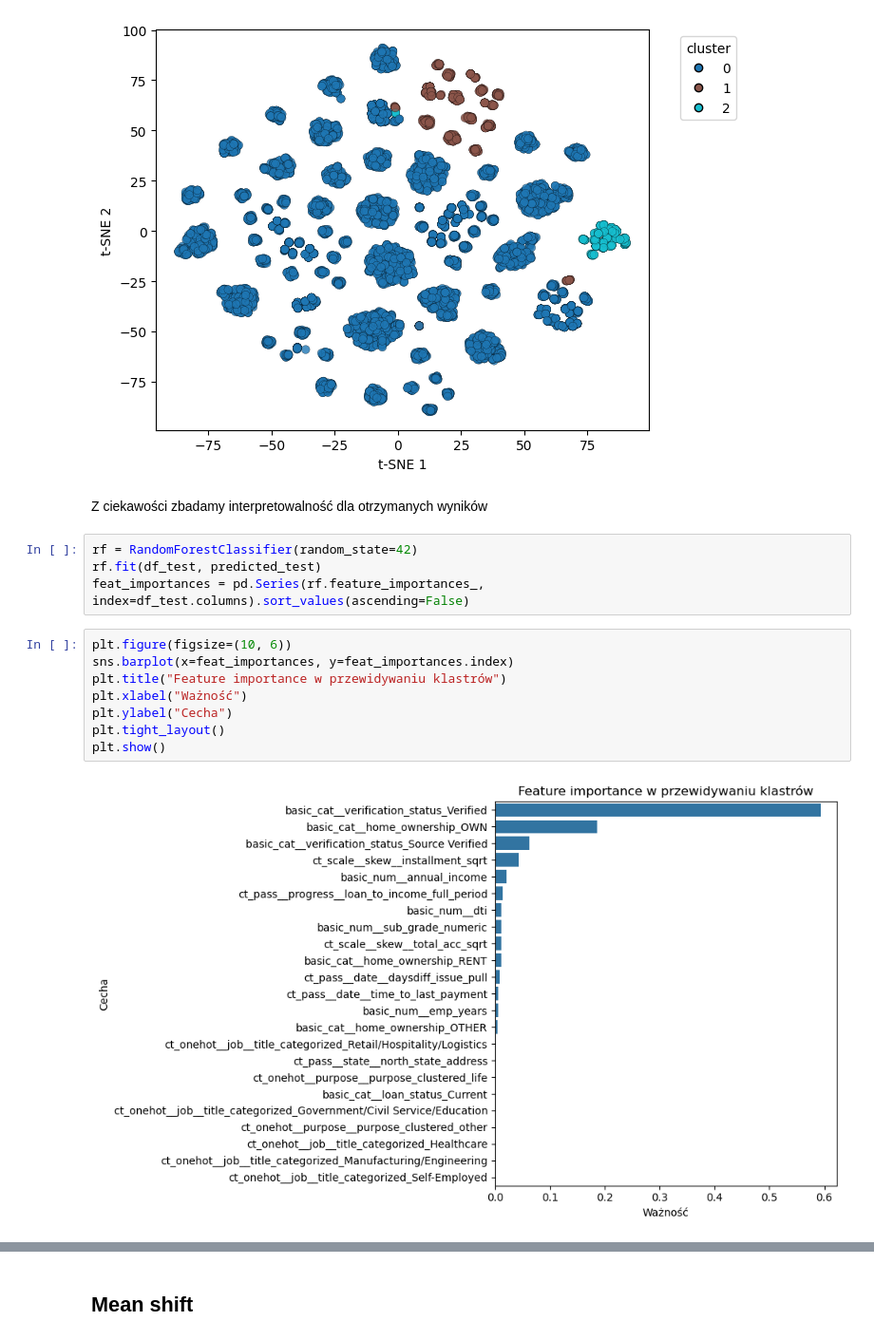
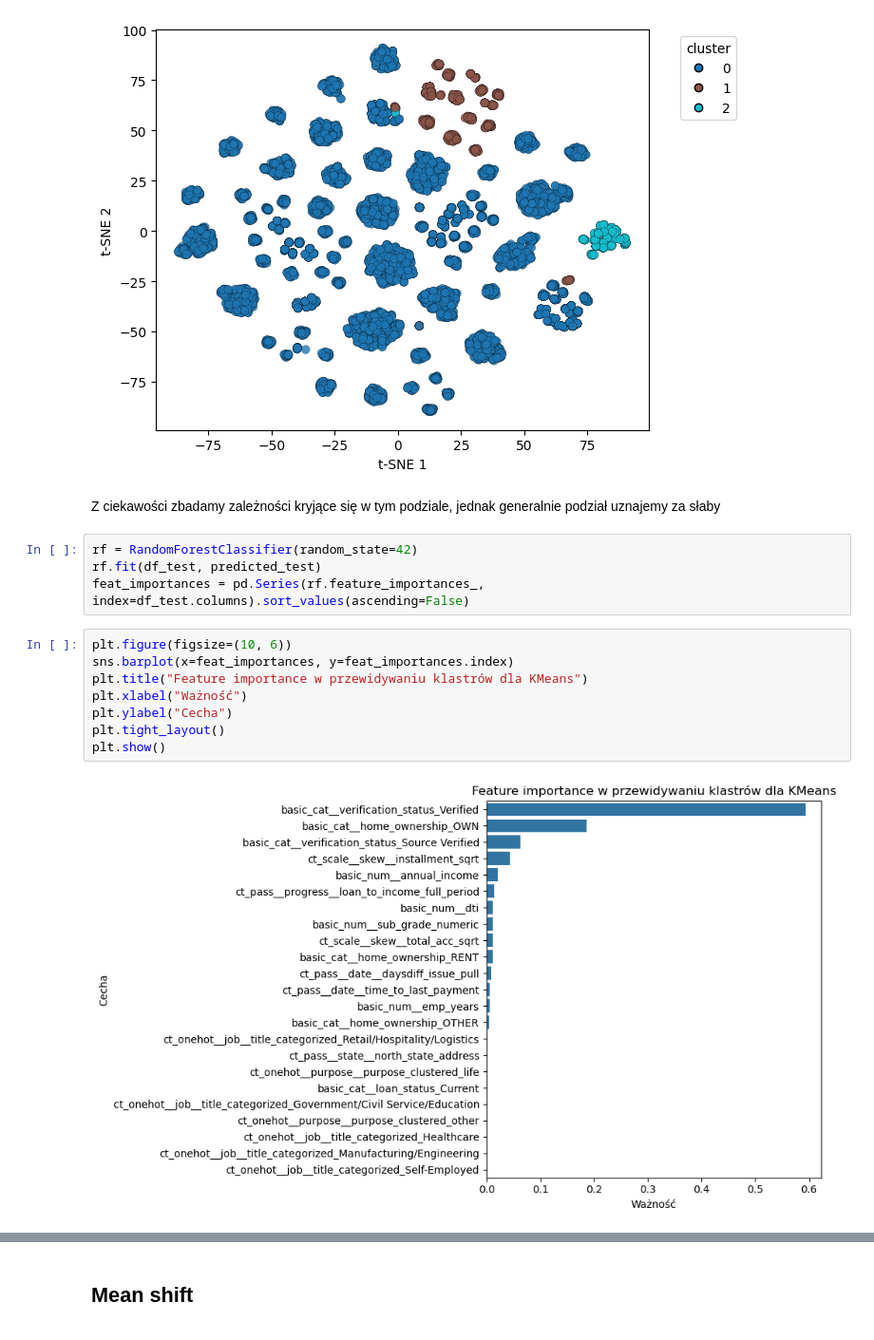
Before and after one commit to andrzejewskimaciej/ML_Intro_Projects, a Jupyter notebook: Project 2 - clustering/05_Testing.ipynb, the cells around one changed output, grey strips where cells are left out. Shown at 95% size. Cells and saved outputs as stored; diff of their text form.

Commit message:
podzial danych przed preprocessingiem do celów interpretowalności, interpretacja dla KMeans i DBScan, komentarze

```diff
--- a/Project 2 - clustering/05_Testing.ipynb
+++ b/Project 2 - clustering/05_Testing.ipynb
@@ -137,7 +141,7 @@ tsne_plot(X_test,y=predicted_test)
 # %% [output]
 [figure]
 # %% [markdown]
-Z ciekawości zbadamy interpretowalność dla otrzymanych wyników
+Z ciekawości zbadamy zależności kryjące się w tym podziale, jednak generalnie podział uznajemy za słaby
 # %%
 rf = RandomForestClassifier(random_state=42)
 rf.fit(df_test, predicted_test)
@@ -145,10 +149,10 @@ feat_importances = pd.Series(rf.feature_importances_, index=df_test.columns).sor
 # %%
 plt.figure(figsize=(10, 6))
 sns.barplot(x=feat_importances, y=feat_importances.index)
-plt.title("Feature importance w przewidywaniu klastrów")
+plt.title("Feature importance w przewidywaniu klastrów dla KMeans")
 plt.xlabel("Ważność")
 plt.ylabel("Cecha")
 plt.tight_layout()
 plt.show()
 # %% [output]
-[figure, old version]
+[figure, new version]
```
Also changed, not shown: parts of 28 cells of this notebook, 4 other files.
